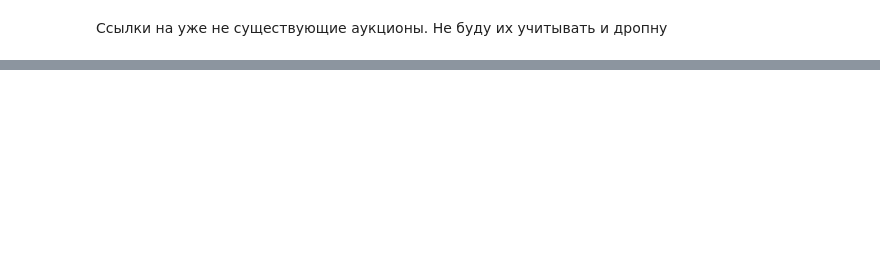
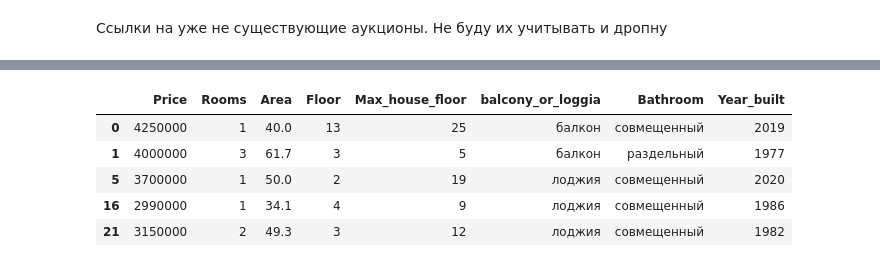
Before and after one commit to gulyaevAA/avito, a Jupyter notebook: FE and ML.ipynb, the cells around one changed output, grey strips where cells are left out. Cells and saved outputs as stored; diff of their text form; code cells hidden in the pictures; blank space fills up the shorter version.

```diff
--- a/FE and ML.ipynb
+++ b/FE and ML.ipynb
@@ -6,7 +6,6 @@ import numpy as np
 import matplotlib.pyplot as plt
 import seaborn as sns
 # %%
-df = pd.read_csv('database.csv')
-df = df.drop(columns='Unnamed: 0')
+df = pd.read_csv('database.csv', index_col=0)
 # %%
 df.head()
@@ -52,0 +164,12 @@ df
+# %%
+df_all_features = df.dropna()
+df_all_features = df_all_features.drop(columns='Link')
+df_all_features= df_all_features.astype({'Year_built': 'int64'})
+df_all_features.head()
+# %% [output]
+|  | Price | Rooms | Area | Floor | Max_house_floor | balcony_or_loggia | Bathroom | Year_built |
+| 0 | 4250000 | 1 | 40.0 | 13 | 25 | балкон | совмещенный | 2019 |
+| 1 | 4000000 | 3 | 61.7 | 3 | 5 | балкон | раздельный | 1977 |
+| 5 | 3700000 | 1 | 50.0 | 2 | 19 | лоджия | совмещенный | 2020 |
+| 16 | 2990000 | 1 | 34.1 | 4 | 9 | лоджия | совмещенный | 1986 |
+| 21 | 3150000 | 2 | 49.3 | 3 | 12 | лоджия | совмещенный | 1982 |
```
Also changed, not shown: parts of 26 cells of this notebook.
